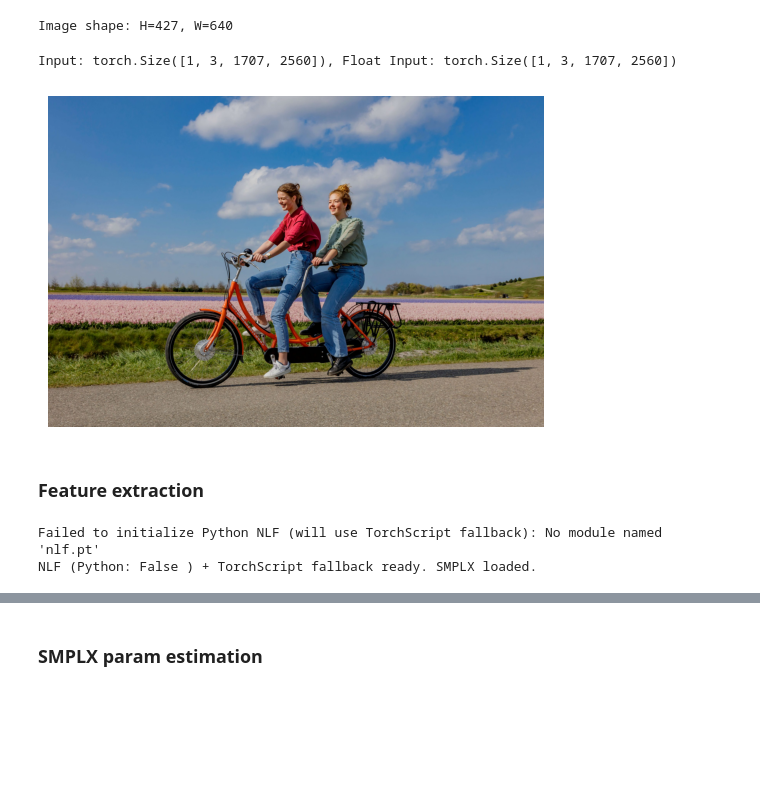
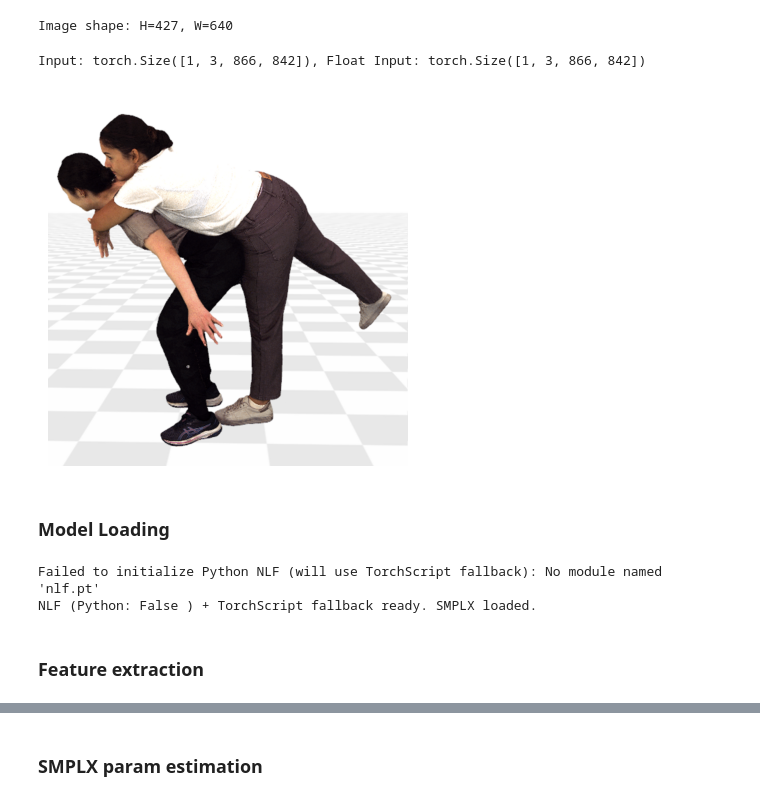
Before and after one commit to HJYblur/avatar-benchmark, a Jupyter notebook: test.ipynb, the cells around one changed output, grey strips where cells are left out. Cells and saved outputs as stored; diff of their text form; code cells hidden in the pictures; blank space fills up the shorter version.

```diff
--- a/test.ipynb
+++ b/test.ipynb
@@ -34,13 +34,13 @@ Input: torch.Size([1, 3, 427, 640]), Float Input: torch.Size([1, 3, 427, 640])
 [figure]
 Image shape: H=427, W=640
 # %%
-multi_person_path = "./data/bike_2ppl.jpg"
+multi_person_path = "./data/occlusion.png"
 img_multi, img_float_multi = load_image(multi_person_path)
 # %% [output]
-Input: torch.Size([1, 3, 1707, 2560]), Float Input: torch.Size([1, 3, 1707, 2560])
+Input: torch.Size([1, 3, 866, 842]), Float Input: torch.Size([1, 3, 866, 842])
-[figure, old version]
+[figure, new version]
-# %% [markdown]
-### Feature extraction
+# %% [markdown]
+### Model Loading
 # %%
 # Load NLF model (prefer Python checkpoint for return_features; fallback to TorchScript)
 nlf_model_path = "nlf/models/nlf_l_multi.torchscript"
@@ -111,6 +111,8 @@ print('NLF (Python:', nlf_model_py is not None, ') + TorchScript fallback ready.
 # %% [output]
 Failed to initialize Python NLF (will use TorchScript fallback): No module named 'nlf.pt'
 NLF (Python: False ) + TorchScript fallback ready. SMPLX loaded.
+# %% [markdown]
+### Feature extraction
 # %%
 # Investigate NLF model structure
 for name, module in nlf_model.named_children():
```
Also changed, not shown: parts of 15 cells of this notebook, 8 other files.
